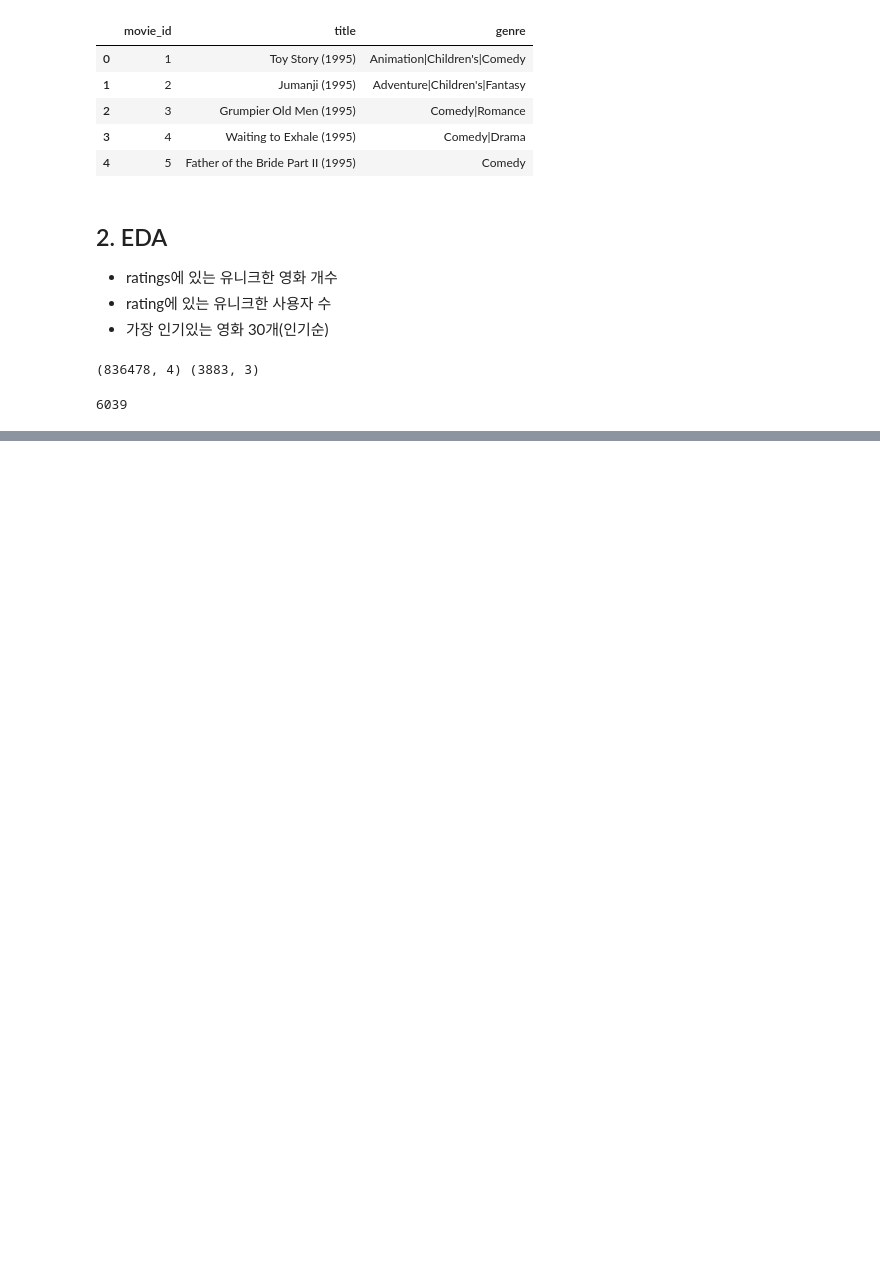
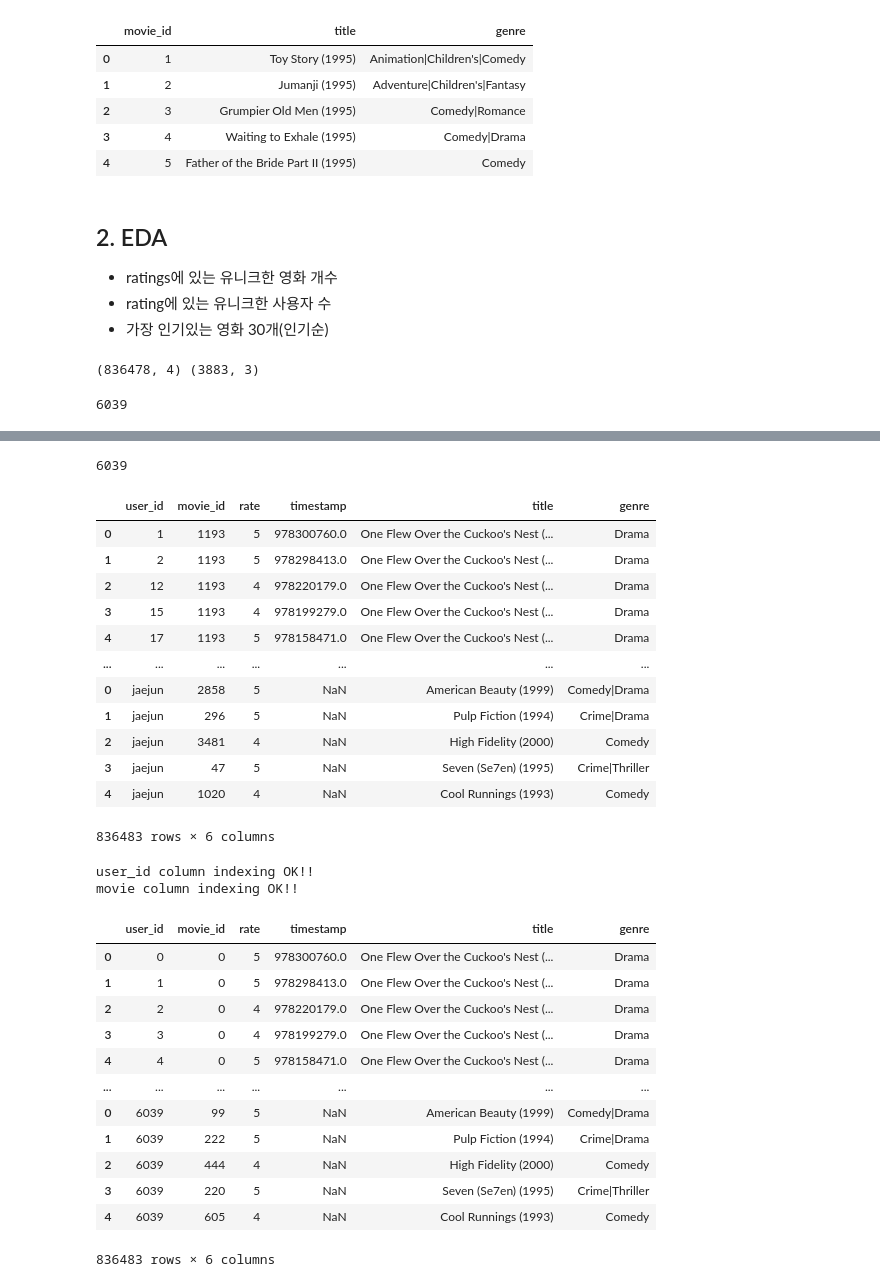
Before and after one commit to mixcode1/aiffel_upload, a Jupyter notebook: E03_Movie_Recommend.ipynb, the cells around one changed output, grey strips where cells are left out. Drawn from its saved outputs; the diff is of its cells as text; code cells hidden in the pictures; blank space fills up the shorter version.

```diff
--- a/E03_Movie_Recommend.ipynb
+++ b/E03_Movie_Recommend.ipynb
@@ -239,0 +332,58 @@ test.groupby('city').get_group('부산')
+# %%
+user_to_idx = {v:k for k,v in enumerate(df['user_id'].unique())}
+movie_to_idx = {v:k for k,v in enumerate(df['movie_id'].unique())}
+title_to_idx = {v:k for k,v in enumerate(df['title'].unique())}
+# %%
+user_to_idx['jaejun']
+# %% [output]
+6039
+# %%
+def data_indexing():
+    temp_user_data = df['user_id'].map(user_to_idx.get).dropna()
+    if len(temp_user_data) == len(df):
+        print('user_id column indexing OK!!')
+        df['user_id'] = temp_user_data
+    else:
+        print('user_id column indexing Fail!!')
+
+    temp_movie_data = df['movie_id'].map(movie_to_idx.get).dropna()
+    if len(temp_movie_data) == len(df):
+        print('movie column indexing OK!! \n')
+        df['movie_id'] = temp_movie_data
+    else:
+        print('movie column indexing Fail!! \n')
+# %%
+display(df)
+
+data_indexing()
+
+display(df)
+# %% [output]
+|  | user_id | movie_id | rate | timestamp | title | genre |
+| 0 | 1 | 1193 | 5 | 978300760.0 | One Flew Over the Cuckoo's Nest (... | Drama |
+| 1 | 2 | 1193 | 5 | 978298413.0 | One Flew Over the Cuckoo's Nest (... | Drama |
+| 2 | 12 | 1193 | 4 | 978220179.0 | One Flew Over the Cuckoo's Nest (... | Drama |
+| 3 | 15 | 1193 | 4 | 978199279.0 | One Flew Over the Cuckoo's Nest (... | Drama |
+| 4 | 17 | 1193 | 5 | 978158471.0 | One Flew Over the Cuckoo's Nest (... | Drama |
+| ... | ... | ... | ... | ... | ... | ... |
+| 0 | jaejun | 2858 | 5 | NaN | American Beauty (1999) | Comedy|Drama |
+| 1 | jaejun | 296 | 5 | NaN | Pulp Fiction (1994) | Crime|Drama |
+| 2 | jaejun | 3481 | 4 | NaN | High Fidelity (2000) | Comedy |
+| 3 | jaejun | 47 | 5 | NaN | Seven (Se7en) (1995) | Crime|Thriller |
+| 4 | jaejun | 1020 | 4 | NaN | Cool Runnings (1993) | Comedy |
+836483 rows × 6 columns
+user_id column indexing OK!!
+movie column indexing OK!!
+|  | user_id | movie_id | rate | timestamp | title | genre |
+| 0 | 0 | 0 | 5 | 978300760.0 | One Flew Over the Cuckoo's Nest (... | Drama |
+| 1 | 1 | 0 | 5 | 978298413.0 | One Flew Over the Cuckoo's Nest (... | Drama |
+| 2 | 2 | 0 | 4 | 978220179.0 | One Flew Over the Cuckoo's Nest (... | Drama |
+| 3 | 3 | 0 | 4 | 978199279.0 | One Flew Over the Cuckoo's Nest (... | Drama |
+| 4 | 4 | 0 | 5 | 978158471.0 | One Flew Over the Cuckoo's Nest (... | Drama |
+| ... | ... | ... | ... | ... | ... | ... |
+| 0 | 6039 | 99 | 5 | NaN | American Beauty (1999) | Comedy|Drama |
+| 1 | 6039 | 222 | 5 | NaN | Pulp Fiction (1994) | Crime|Drama |
+| 2 | 6039 | 444 | 4 | NaN | High Fidelity (2000) | Comedy |
+| 3 | 6039 | 220 | 5 | NaN | Seven (Se7en) (1995) | Crime|Thriller |
+| 4 | 6039 | 605 | 4 | NaN | Cool Runnings (1993) | Comedy |
+836483 rows × 6 columns
```
Also changed, not shown: parts of 52 cells of this notebook.
